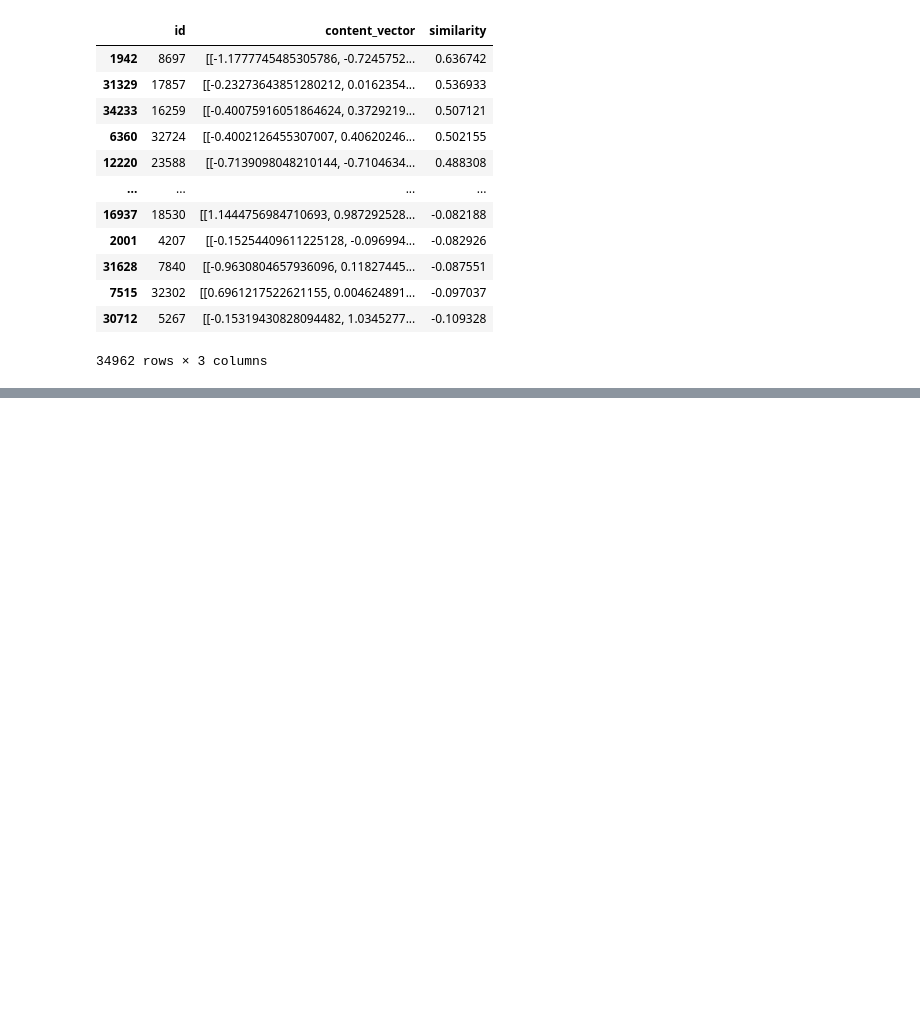
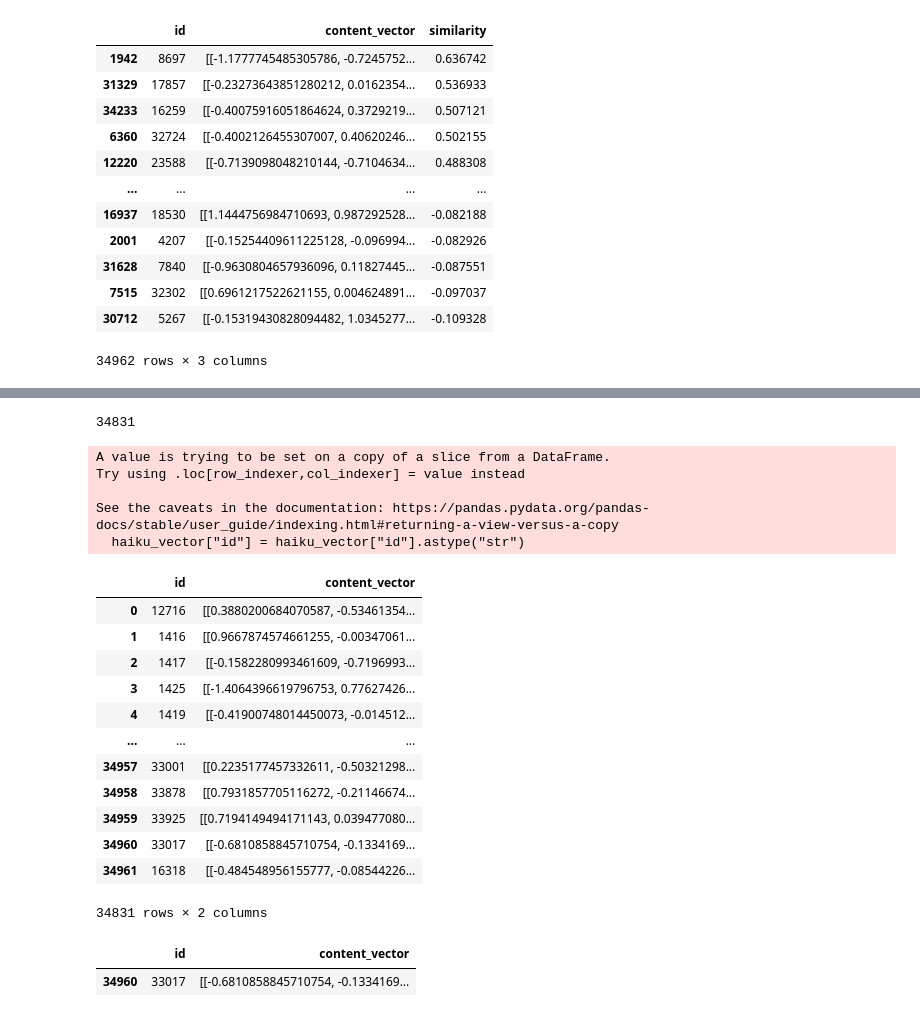
Before and after one commit to wata189/hAIku, a Jupyter notebook: batch/eda.ipynb, the cells around one changed output, grey strips where cells are left out. Drawn from its saved outputs; the diff is of its cells as text; code cells hidden in the pictures; blank space fills up the shorter version.

```diff
--- a/batch/eda.ipynb
+++ b/batch/eda.ipynb
@@ -254,0 +276,7 @@ open_haiku_vector.sort_values('similarity', ascending=False)
+# %%
+#haiku_vectorのid重複削る, idの型はintからstrに
+import os, pickle
+import pandas as pd
+with open(os.path.join("..", "data", "haiku_vector.pkl"), 'rb') as f:
+  haiku_vector = pickle.load(f)
+haiku_vector.info()
@@ -254,0 +293,30 @@ open_haiku_vector.sort_values('similarity', ascending=False)
+# %%
+len(haiku_vector["id"].unique())
+# %% [output]
+34831
+# %%
+haiku_vector = haiku_vector[haiku_vector.duplicated(subset='id', keep="last") == False]
+# %%
+haiku_vector["id"] = haiku_vector["id"].astype("str")
+# %% [output]
+A value is trying to be set on a copy of a slice from a DataFrame.
+Try using .loc[row_indexer,col_indexer] = value instead
+
+See the caveats in the documentation: https://pandas.pydata.org/pandas-docs/stable/user_guide/indexing.html#returning-a-view-versus-a-copy
+  haiku_vector["id"] = haiku_vector["id"].astype("str")
+# %%
+haiku_vector
+# %% [output]
+|  | id | content_vector |
+| 0 | 12716 | [[0.3880200684070587, -0.53461354... |
+| 1 | 1416 | [[0.9667874574661255, -0.00347061... |
+| 2 | 1417 | [[-0.1582280993461609, -0.7196993... |
+| 3 | 1425 | [[-1.4064396619796753, 0.77627426... |
+| 4 | 1419 | [[-0.41900748014450073, -0.014512... |
+| ... | ... | ... |
+| 34957 | 33001 | [[0.2235177457332611, -0.50321298... |
+| 34958 | 33878 | [[0.7931857705116272, -0.21146674... |
+| 34959 | 33925 | [[0.7194149494171143, 0.039477080... |
+| 34960 | 33017 | [[-0.6810858845710754, -0.1334169... |
+| 34961 | 16318 | [[-0.484548956155777, -0.08544226... |
+34831 rows × 2 columns
@@ -254,0 +327,8 @@ open_haiku_vector.sort_values('similarity', ascending=False)
+# %%
+
+with open(os.path.join("..", "data", "haiku_vector_new.pkl"), 'rb') as f:
+  n = pickle.load(f)
+n[n["id"] == "33017"]
+# %% [output]
+|  | id | content_vector |
+| 34960 | 33017 | [[-0.6810858845710754, -0.1334169... |
```
Also changed, not shown: parts of 3 cells of this notebook.
